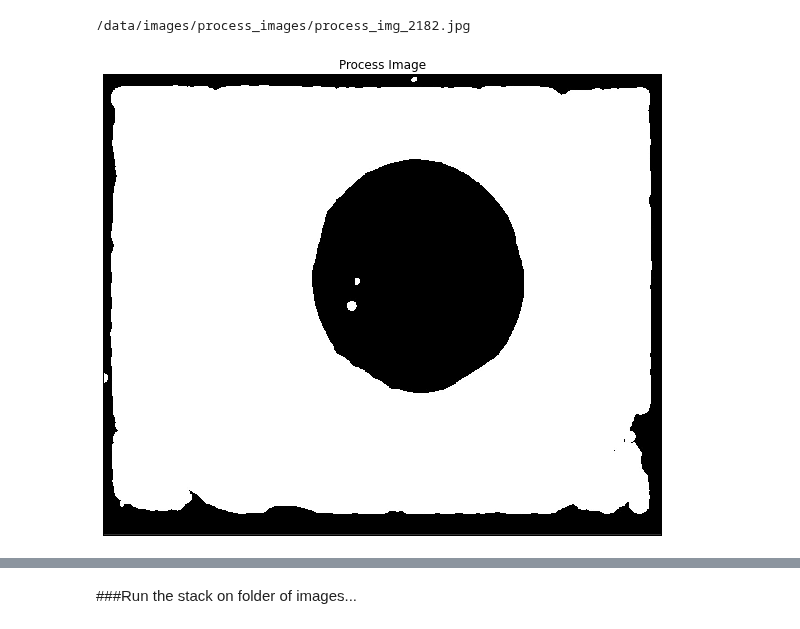
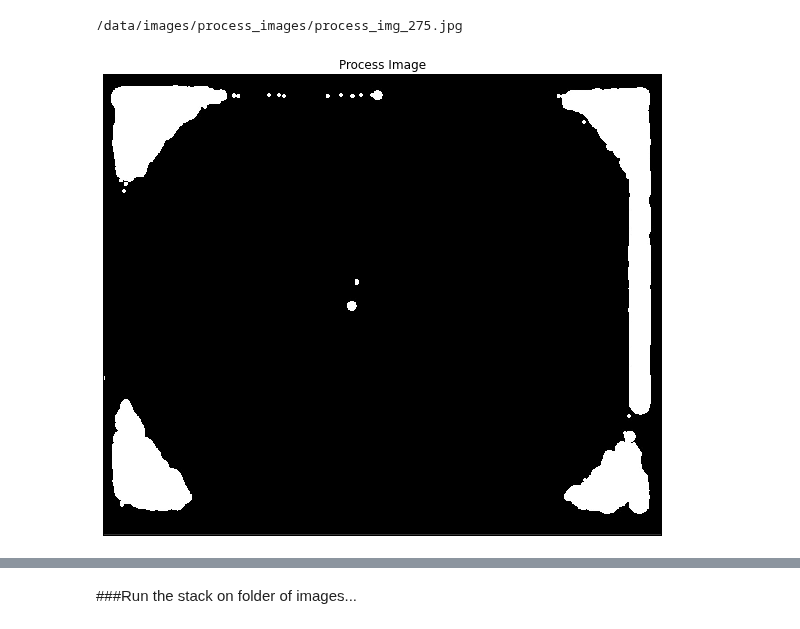
Before and after one commit to Aniruddh1/ipython-opencv-notebooks, a Jupyter notebook: notebooks/ContactFront_MR_EdgeCircles.ipynb, the cells around one changed output, grey strips where cells are left out. Cells and saved outputs as stored; diff of their text form; code cells hidden in the pictures.

```diff
--- a/notebooks/ContactFront_MR_EdgeCircles.ipynb
+++ b/notebooks/ContactFront_MR_EdgeCircles.ipynb
@@ -14,13 +14,14 @@ sys.path.append('../scripts')
 import util
 import ip_routines as ip
 # %%
-img_num = 574
-img_num = 2074
-img_num = 2182
+img_num = 275
+#img_num = 574
+#img_num = 2074
+#img_num = 2182
 process_img_name = ("/data/images/process_images/process_img_%d.jpg" % (img_num))
 print process_img_name
 process_img = cv2.imread(process_img_name, -1)
 util.plot_imgs([(process_img, 'Process Image')], color=False)
 # %% [output]
-/data/images/process_images/process_img_2182.jpg
+/data/images/process_images/process_img_275.jpg
-[figure, old version]
+[figure, new version]
```
Also changed, not shown: parts of 3 cells of this notebook, 1 other file.
